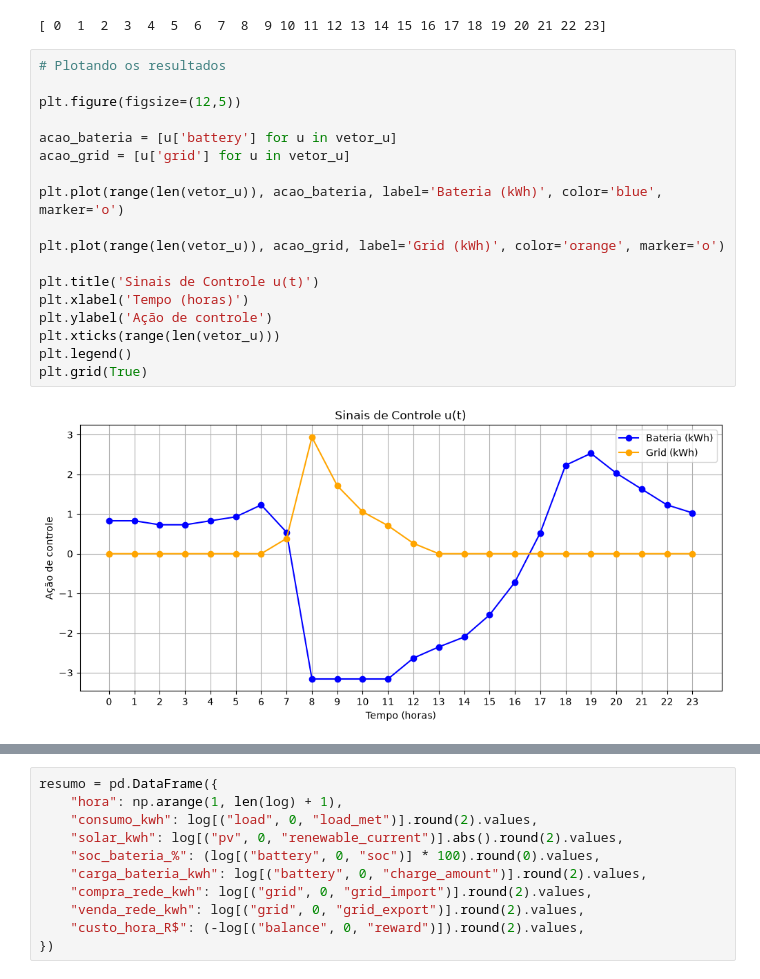
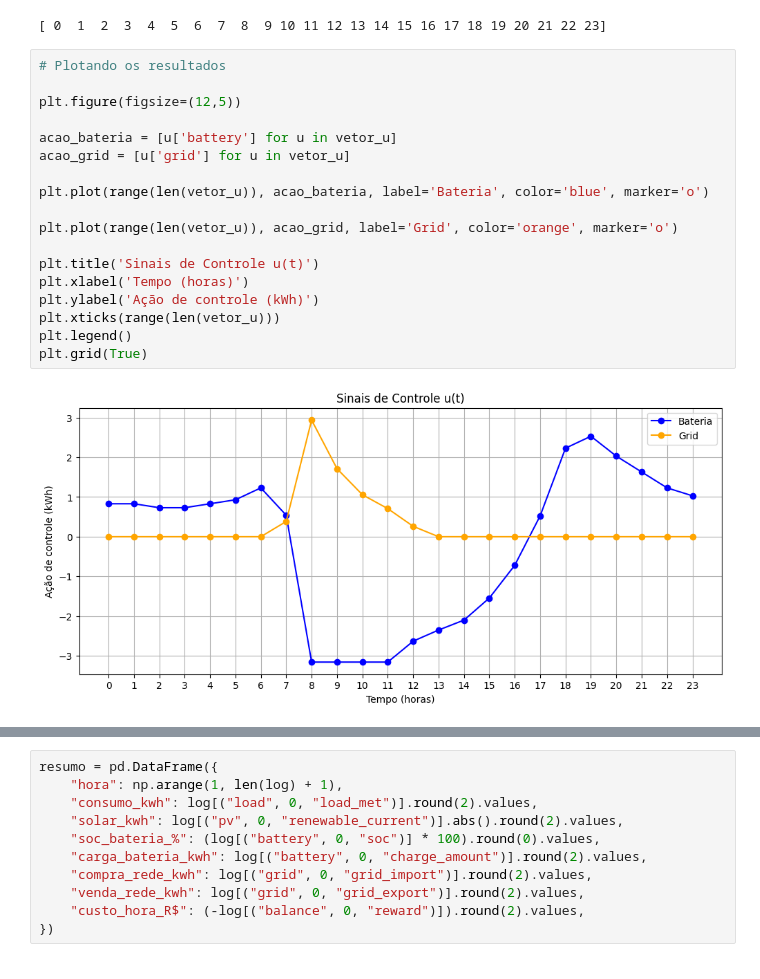
Before and after one commit to pedroMB03/TCC--SmartGrid-com-MPC, a Jupyter notebook: Controlers/rbc.ipynb, the cells around one changed output, grey strips where cells are left out. Drawn from its saved outputs; the diff is of its cells as text.

Commit message:
Iniciação do plot vetor_y

```diff
--- a/main.ipynb
+++ b/Controlers/rbc.ipynb
@@ -126,20 +160,20 @@ print(tempo)
 # %%
 # Plotando os resultados
 
 plt.figure(figsize=(12,5))
 
 acao_bateria = [u['battery'] for u in vetor_u]
 acao_grid = [u['grid'] for u in vetor_u]
 
-plt.plot(range(len(vetor_u)), acao_bateria, label='Bateria (kWh)', color='blue', marker='o')
+plt.plot(range(len(vetor_u)), acao_bateria, label='Bateria', color='blue', marker='o')
 
-plt.plot(range(len(vetor_u)), acao_grid, label='Grid (kWh)', color='orange', marker='o')
+plt.plot(range(len(vetor_u)), acao_grid, label='Grid', color='orange', marker='o')
 
 plt.title('Sinais de Controle u(t)')
 plt.xlabel('Tempo (horas)')
-plt.ylabel('Ação de controle')
+plt.ylabel('Ação de controle (kWh)')
 plt.xticks(range(len(vetor_u)))
 plt.legend()
 plt.grid(True)
 # %% [output]
-[figure, old version]
+[figure, new version]
```
Also changed, not shown: parts of 5 cells of this notebook, 3 other files.
